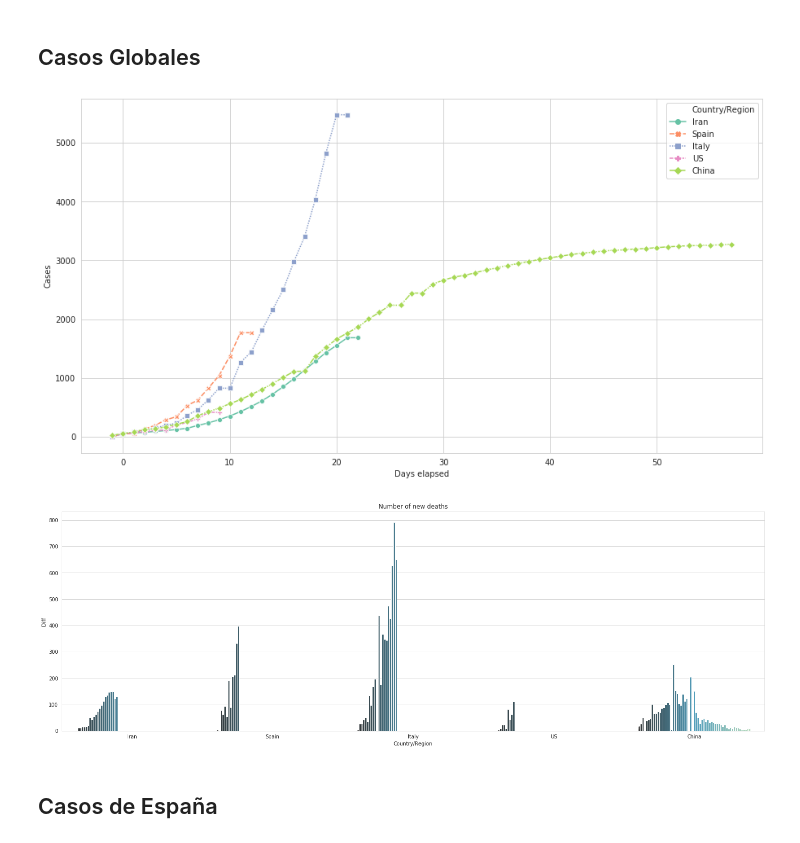
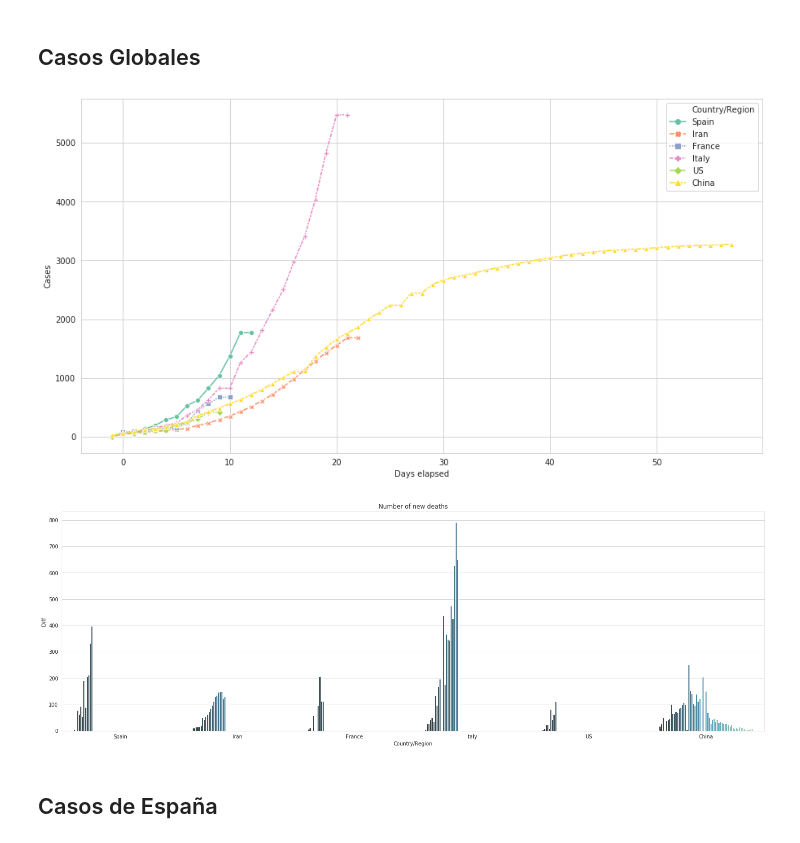
Before and after one commit to cmiglio/coronavirus_global_spain, a Jupyter notebook: plot_cases.ipynb, the cells around one changed output. Drawn from its saved outputs; the diff is of its cells as text; code cells hidden in the pictures.

Commit message:
Add france

```diff
--- a/plot_cases.ipynb
+++ b/plot_cases.ipynb
@@ -35,35 +35,35 @@ def processdata(df_cleaned):
     df_cleaned = df_cleaned.groupby(['Country/Region','Date','Year','Month','Day']).sum().reset_index()
     df_proc=df_cleaned.sort_values(by=['Cases'])
     return df_proc
 
 
 
 # Clean all datasets
 ConfirmedCases=cleandata(ConfirmedCases_raw)
 Deaths=cleandata(Deaths_raw)
 Recoveries=cleandata(Recoveries_raw)
 
 # Select countries to plot
-countries = ['Spain','Italy','Iran','US','China']
+countries = ['Spain','Italy','Iran','US','China','France']
 
 Deaths_aux = Deaths[Deaths['Country/Region'].isin(countries)]
 Deaths_aux = processdata(Deaths_aux)
 
 # Define day when the Xth death happened as the day "0"
 Deaths_aux['Days elapsed'] = -1
 day0 = 50
 for country in countries:
     days_elapsed = (len(Deaths_aux[(Deaths_aux['Cases']>day0) & (Deaths_aux['Country/Region']==country)]))
     Deaths_aux['Days elapsed'][(Deaths_aux['Cases']>day0) & (Deaths_aux['Country/Region']==country)]=np.arange(0,days_elapsed)
 
 sns.set_style("whitegrid")
 fig_size = (15,8)
 fig, ax = plt.subplots(figsize=fig_size)
 ax=sns.lineplot(x="Days elapsed", y="Cases",
              hue="Country/Region",
              data=Deaths_aux, palette='Set2',style="Country/Region", markers=True)
 # %% [output]
-[figure, old version]
+[figure, new version]
 # %%
 Deaths_aux['Diff'] = 0
 for country in countries:
@@ -78,7 +78,7 @@ sns.barplot(x="Country/Region", y="Diff", data=Deaths_aux,hue='Days elapsed',pal
 ax.set_title('Number of new deaths')
 ax.get_legend().remove()
 # %% [output]
-[figure, old version]
+[figure, new version]
 # %% [markdown]
 ## Casos de España
 # %%
```
